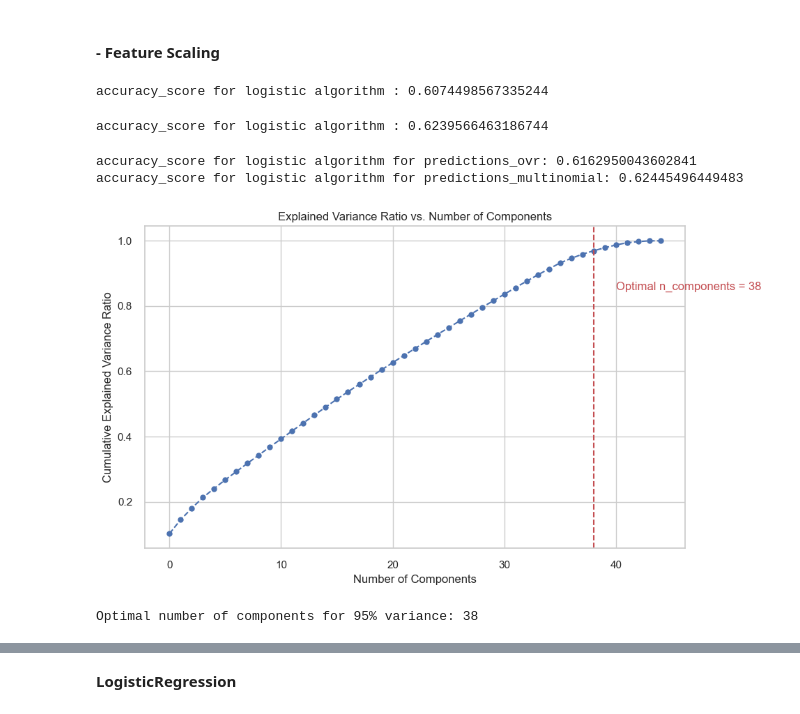
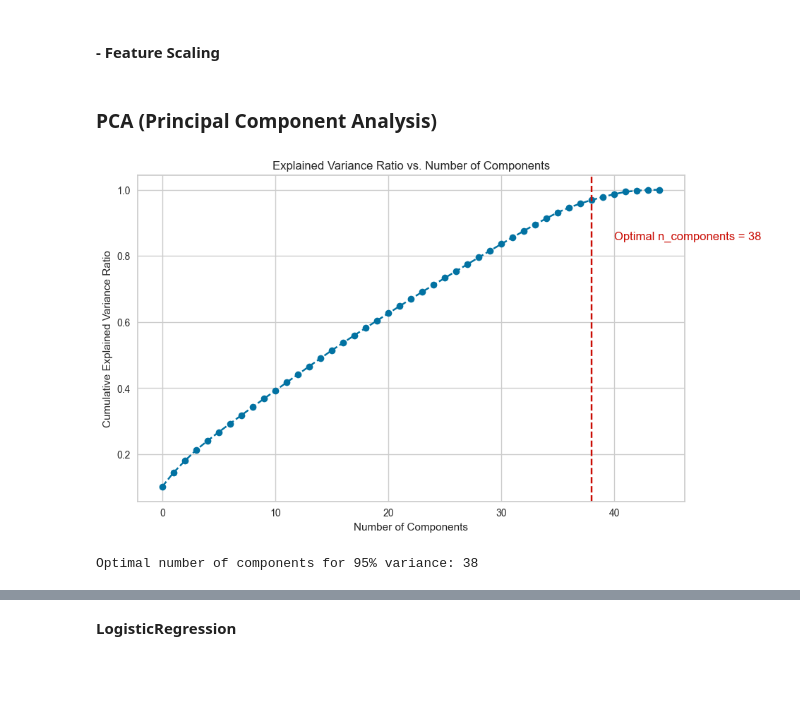
Before and after one commit to ishamel101/Credit-Score-Classification, a Jupyter notebook: Credit Score Classification.ipynb, the cells around one changed output, grey strips where cells are left out. Cells and saved outputs as stored; diff of their text form; code cells hidden in the pictures; blank space fills up the shorter version.

```diff
--- a/Credit Score Classification.ipynb
+++ b/Credit Score Classification.ipynb
@@ -1015,36 +1002,0 @@ predictions_multinomial = logReg.predict(X_test)
-# %%
-#calculat Accuaracy
-acr = accuracy_score(y_test,predictions_ovr)
-print(f'accuracy_score for logistic algorithm : {acr}')
-# %% [output]
-accuracy_score for logistic algorithm : 0.6074498567335244
-# %%
-#calculat Accuaracy
-acrs = accuracy_score(y_test,predictions_multinomial)
-print(f'accuracy_score for logistic algorithm : {acrs}')
-# %% [output]
-accuracy_score for logistic algorithm : 0.6239566463186744
-# %%
-# One-vs-Rest with liblinear solver
-lm = LogisticRegression(multi_class='ovr', solver='liblinear',max_iter=1000)
-
-# Multinomial with newton-cg solver
-logReg = LogisticRegression(multi_class='multinomial', solver='newton-cg',max_iter=1000)
-
-# Fit the models (assuming X_train and y_train are defined)
-lm.fit(X_train_scaled, y_train)
-logReg.fit(X_train_scaled, y_train)
-
-# Predictions (assuming X_test is defined)
-predictions_ovr = lm.predict(X_test_scaled)
-predictions_multinomial = logReg.predict(X_test_scaled)
-
-#calculat Accuaracy
-acr = accuracy_score(y_test,predictions_ovr)
-print(f'accuracy_score for logistic algorithm for predictions_ovr: {acr}')
-#calculat Accuaracy
-acrs = accuracy_score(y_test,predictions_multinomial)
-print(f'accuracy_score for logistic algorithm for predictions_multinomial: {acrs}')
-# %% [output]
-accuracy_score for logistic algorithm for predictions_ovr: 0.6162950043602841
-accuracy_score for logistic algorithm for predictions_multinomial: 0.62445496449483
@@ -1060,31 +1003,29 @@ y_pred = log_reg.predict(X_test)
+# %% [markdown]
+### PCA (Principal Component Analysis)
 # %%
-# Standardize the features
-scaler = StandardScaler()
-X_train_scaled = scaler.fit_transform(X_train)
-
 # Initialize PCA
 pca = PCA()
 pca.fit(X_train_scaled)
 
 # Calculate cumulative explained variance ratio
 cumulative_variance_ratio = np.cumsum(pca.explained_variance_ratio_)
 
 # Plotting the explained variance ratio
 plt.figure(figsize=(10, 6))
 plt.plot(cumulative_variance_ratio, marker='o', linestyle='--', color='b')
 plt.xlabel('Number of Components')
 plt.ylabel('Cumulative Explained Variance Ratio')
 plt.title('Explained Variance Ratio vs. Number of Components')
 plt.grid(True)
 
 # Mark the optimal number of components
 optimal_n_components = np.argmax(cumulative_variance_ratio >= 0.95) + 1
 plt.axvline(x=optimal_n_components, color='r', linestyle='--')
 plt.text(optimal_n_components + 2, 0.85, f'Optimal n_components = {optimal_n_components}', color='r')
 
 plt.show()
 
 print(f"Optimal number of components for 95% variance: {optimal_n_components}")
 # %% [output]
-[figure, old version]
+[figure, new version]
 Optimal number of components for 95% variance: 38
```
Also changed, not shown: parts of 15 cells of this notebook.
